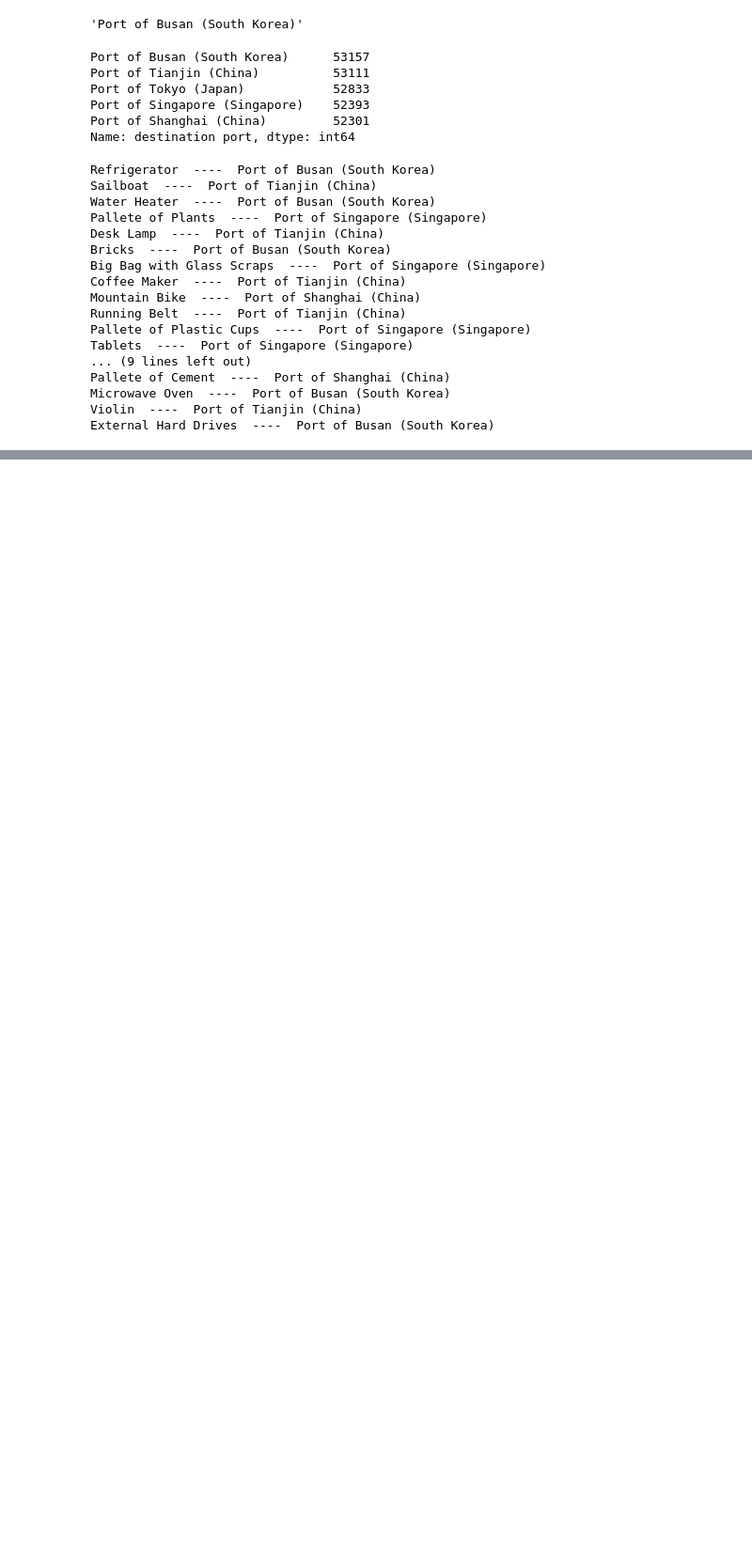
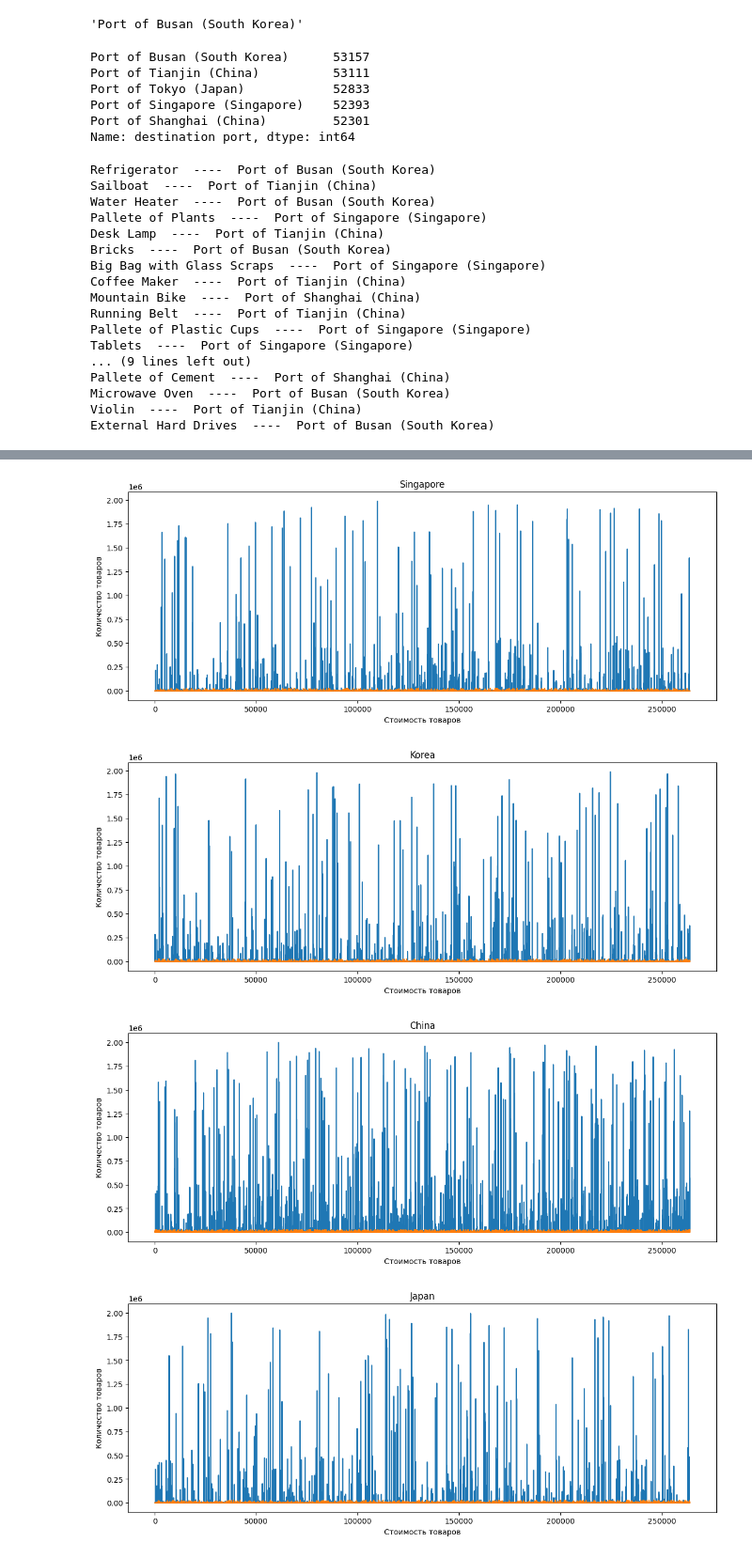
Before and after one commit to Ero1234/project, a Jupyter notebook: project1.ipynb, the cells around one changed output, grey strips where cells are left out. Shown at 94% size. Cells and saved outputs as stored; diff of their text form; code cells hidden in the pictures; blank space fills up the shorter version.

```diff
--- a/project1.ipynb
+++ b/project1.ipynb
@@ -468,0 +536,16 @@ Name: destination port, dtype: int64
+# %%
+part1 = ['price ($)', 'weight (kg)']
+# %%
+##
+for x in df['country'].unique():
+    plt.figure(figsize=(14, 5))
+    plt.plot(df.loc[df['country']==x, part1])
+    plt.xlabel('Стоимость товаров')
+    plt.ylabel('Количество товаров')
+    plt.title(x)
+    plt.show()
+# %% [output]
+[figure, added]
+[figure, added]
+[figure, added]
+[figure, added]
```
Also changed, not shown: parts of 18 cells of this notebook.
